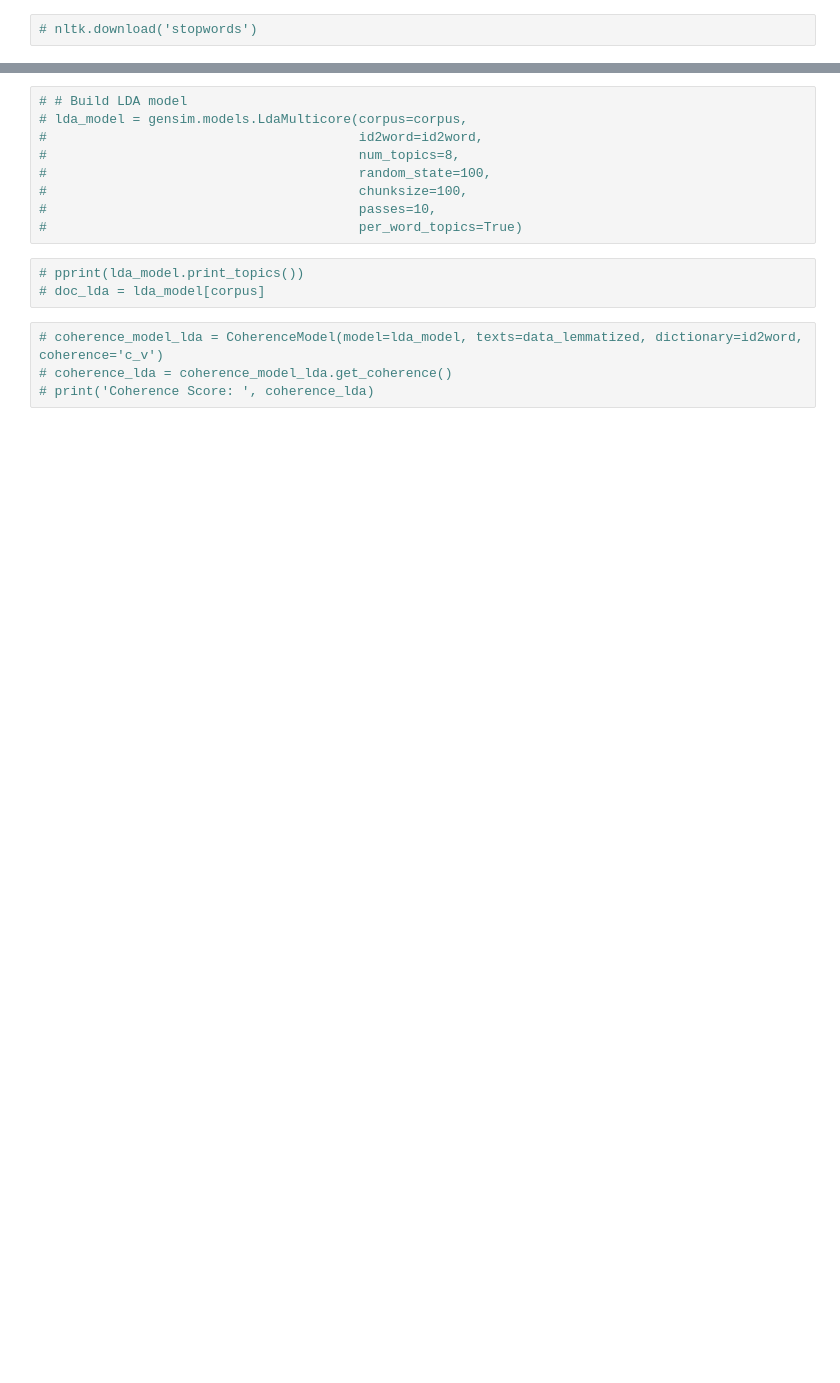
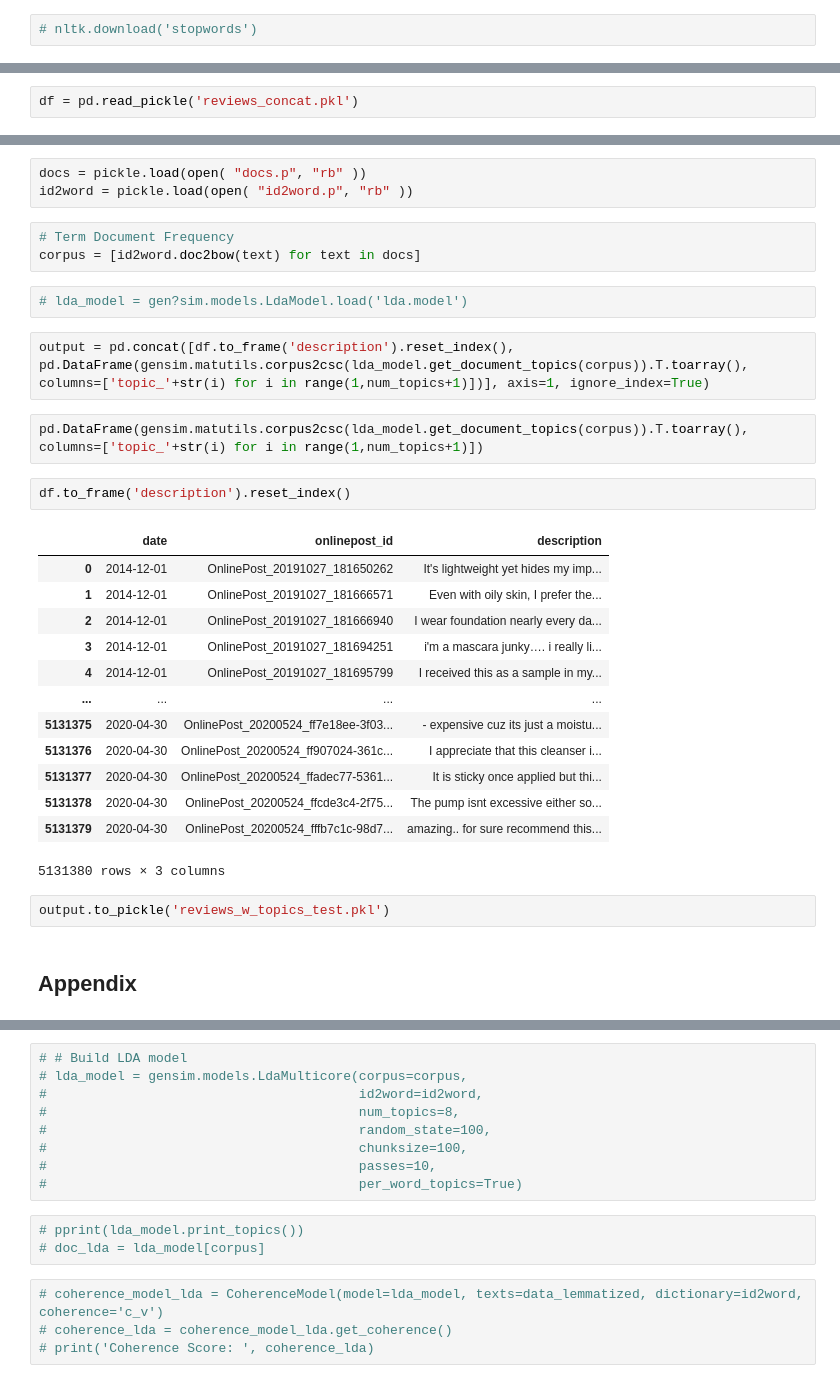
Before and after one commit to Anis-Bensaid/CapstoneProject, a Jupyter notebook: topic_modelling/Ratings and Reviews Topic Modeling.ipynb, the cells around one changed output, grey strips where cells are left out. Saved outputs shown, nothing was run; the diff lists cells and outputs as text; blank space fills up the shorter version.

```diff
--- a/topic_modelling/Ratings and Reviews Topic Modeling.ipynb
+++ b/topic_modelling/Ratings and Reviews Topic Modeling.ipynb
@@ -93,0 +57,2 @@ corpus = [id2word.doc2bow(text) for text in data_words]
+# %%
+df = pd.read_pickle('reviews_concat.pkl')
@@ -93,0 +264,32 @@ corpus = [id2word.doc2bow(text) for text in data_words]
+# %%
+docs = pickle.load(open( "docs.p", "rb" ))
+id2word = pickle.load(open( "id2word.p", "rb" ))
+# %%
+# Term Document Frequency
+corpus = [id2word.doc2bow(text) for text in docs]
+# %%
+# lda_model = gen?sim.models.LdaModel.load('lda.model')
+# %%
+output = pd.concat([df.to_frame('description').reset_index(), pd.DataFrame(gensim.matutils.corpus2csc(lda_model.get_document_topics(corpus)).T.toarray(), columns=['topic_'+str(i) for i in range(1,num_topics+1)])], axis=1, ignore_index=True)
+# %%
+pd.DataFrame(gensim.matutils.corpus2csc(lda_model.get_document_topics(corpus)).T.toarray(), columns=['topic_'+str(i) for i in range(1,num_topics+1)])
+# %%
+df.to_frame('description').reset_index()
+# %% [output]
+|  | date | onlinepost_id | description |
+| 0 | 2014-12-01 | OnlinePost_20191027_181650262 | It's lightweight yet hides my imp... |
+| 1 | 2014-12-01 | OnlinePost_20191027_181666571 | Even with oily skin, I prefer the... |
+| 2 | 2014-12-01 | OnlinePost_20191027_181666940 | I wear foundation nearly every da... |
+| 3 | 2014-12-01 | OnlinePost_20191027_181694251 | i'm a mascara junky…. i really li... |
+| 4 | 2014-12-01 | OnlinePost_20191027_181695799 | I received this as a sample in my... |
+| ... | ... | ... | ... |
+| 5131375 | 2020-04-30 | OnlinePost_20200524_ff7e18ee-3f03... | - expensive cuz its just a moistu... |
+| 5131376 | 2020-04-30 | OnlinePost_20200524_ff907024-361c... | I appreciate that this cleanser i... |
+| 5131377 | 2020-04-30 | OnlinePost_20200524_ffadec77-5361... | It is sticky once applied but thi... |
+| 5131378 | 2020-04-30 | OnlinePost_20200524_ffcde3c4-2f75... | The pump isnt excessive either so... |
+| 5131379 | 2020-04-30 | OnlinePost_20200524_fffb7c1c-98d7... | amazing.. for sure recommend this... |
+5131380 rows × 3 columns
+# %%
+output.to_pickle('reviews_w_topics_test.pkl')
+# %% [markdown]
+## Appendix
```
Also changed, not shown: parts of 51 cells of this notebook, 8 other files.
